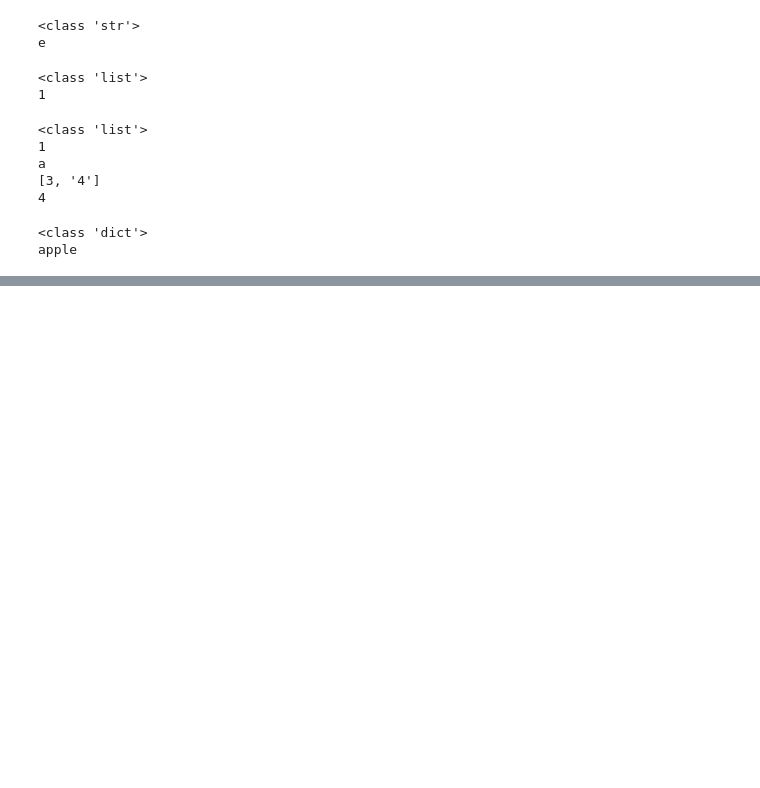
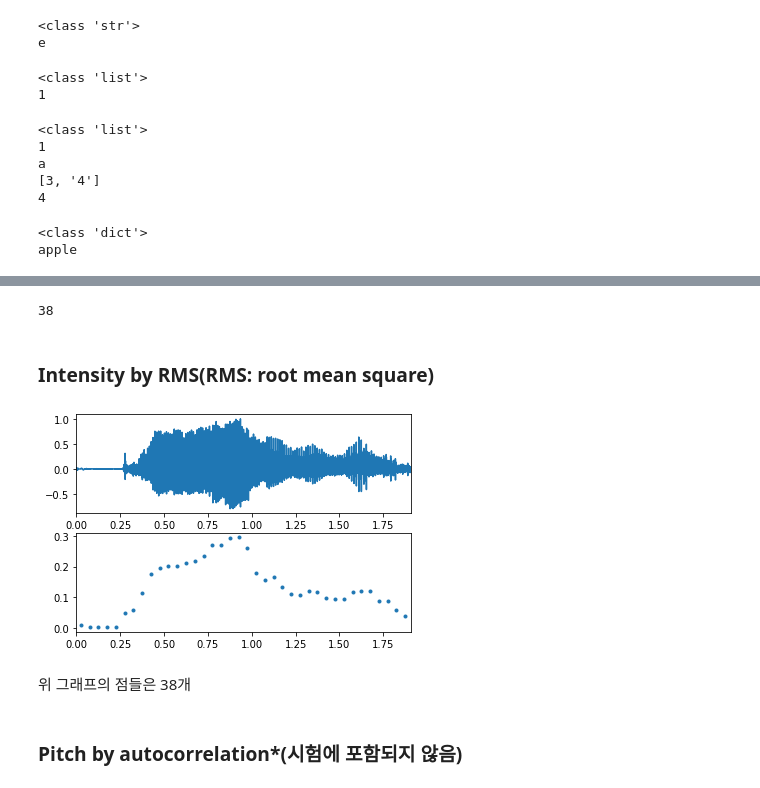
Before and after one commit to Junse0/-, a Jupyter notebook: merged.ipynb, the cells around one changed output, grey strips where cells are left out. Drawn from its saved outputs; the diff is of its cells as text; code cells hidden in the pictures; blank space fills up the shorter version.

```diff
--- a/merged.ipynb
+++ b/merged.ipynb
@@ -45,0 +507,17 @@ apple
+# %%
+from scipy.io import wavfile
+sr, s = wavfile.read('a.wav')                 #서버에 깔린 a.wav를 불러옴   # print(sr) 결과값: 44100  # print(s)  결과값: (84244,)
+
+s = s/np.max(np.abs(s))                       # max: 최댓값을 찾는다 abs: 절댓값 # 즉 s의 절댓값의 최대값으로 s를 나눠라(모든 것을 -1과 1사이로)
+                                              #                                    => normalize      # normalize하지 않으면 y축이 5000 가까이 됨
+
+t = np.arange(1, len(s)+1)/sr                 # signal의 개수만큼 시간 만드는 것(1,2,3,...을 sr로 나눔)  # 마지막은 포함 안 되므로 len(s)+1
+                                              # sampling 개수만큼 t를 만듦
+win_size = 0.05
+win_step = 0.05
+
+frames = frame_signal(s, sr, win_size, win_step)                # frames: ndarray with shape (38, 2205) -> 38개의 window, 각 window가 2205개의 signal을 갖고 있다(중복 고려)
+framesT = np.arange(frames.shape[0]) * win_step + win_size/2    # frames.shape[0]=38이므로  np.arrange(38) 즉 0~37  # np.arange(frames.shape[0]) * win_step는 시간임
+# ㄴ각각 window의 38개의 시간 정보
+# ㄴframesT = np.arange(frames.shape[0]) * win_step는 시작점이기 때문에 win_size/2를 더해 window의 중간에 시간을 나타냄
+ipd.Audio(s, rate=sr)
@@ -45,0 +526,25 @@ apple
+# %%
+frames.shape[0]
+# %% [output]
+38
+# %% [markdown]
+### Intensity by RMS(RMS: root mean square)
+# %%
+amp = []                                              # 빈 list 생성
+for frame in frames:                                  # frames는 ndarray with shape (38, 2205)의 행렬 # 이렇게 list(벡터) 대신 행렬을 넣으면 앞 부분(38에 해당)하는 것을 뽑아감 # 8 만 개 중 2200개를 자름
+  amp.append(np.sqrt(np.mean(frame**2)))              # 2200개 자른 것(frame)의 모든 값을 제곱하고, 평균을 치고(np.mean), 루트를 씌움(np.sqrt) => intensity를 구할 수 있음
+# ㄴ .append로 위에서 생성한 빈 list에 하나하나씩 채움(38번의 for loop)
+
+plt.subplot(2,1,1)
+plt.plot(t, s)
+plt.xlim([0, t[-1]])                                  # x의 range   #t[-1] time의 끝
+plt.subplot(2,1,2)
+plt.plot(framesT, amp, '.')                           # framesT와 amp의 개수가 같아야 함(38개)
+plt.xlim([0, t[-1]])
+plt.show()
+# %% [output]
+[figure, added]
+# %% [markdown]
+위 그래프의 점들은 38개
+# %% [markdown]
+### Pitch by autocorrelation*(시험에 포함되지 않음)
```
Also changed, not shown: parts of 176 cells of this notebook.
